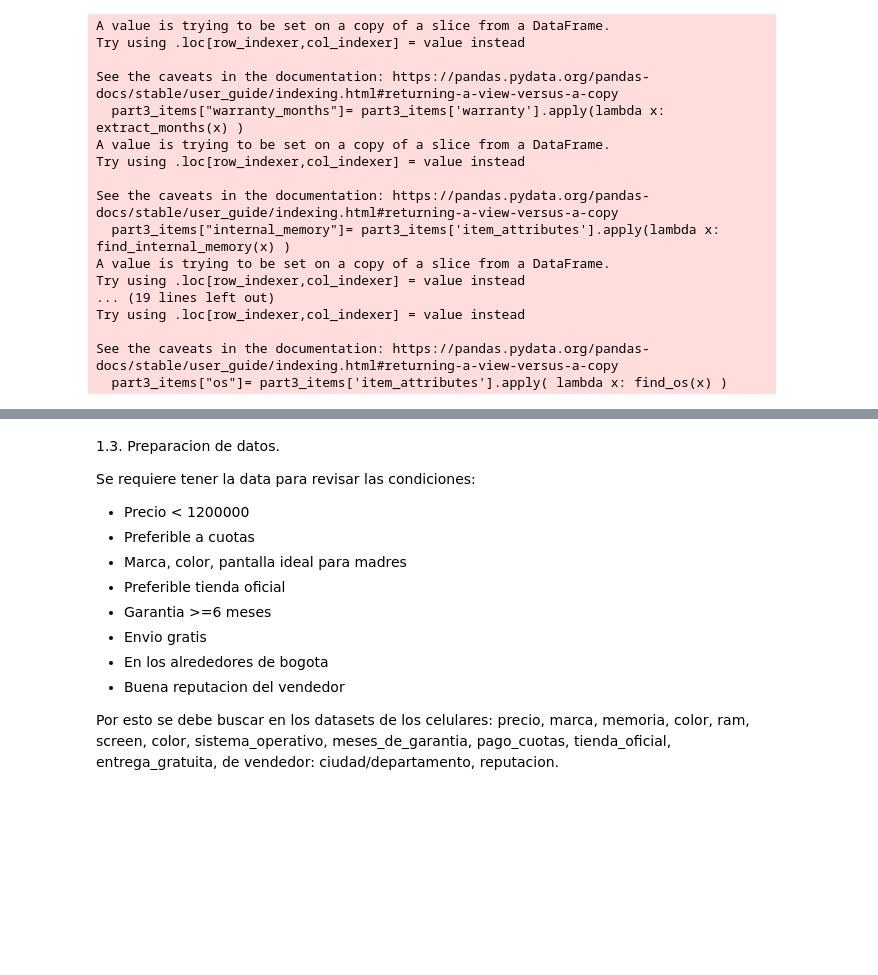
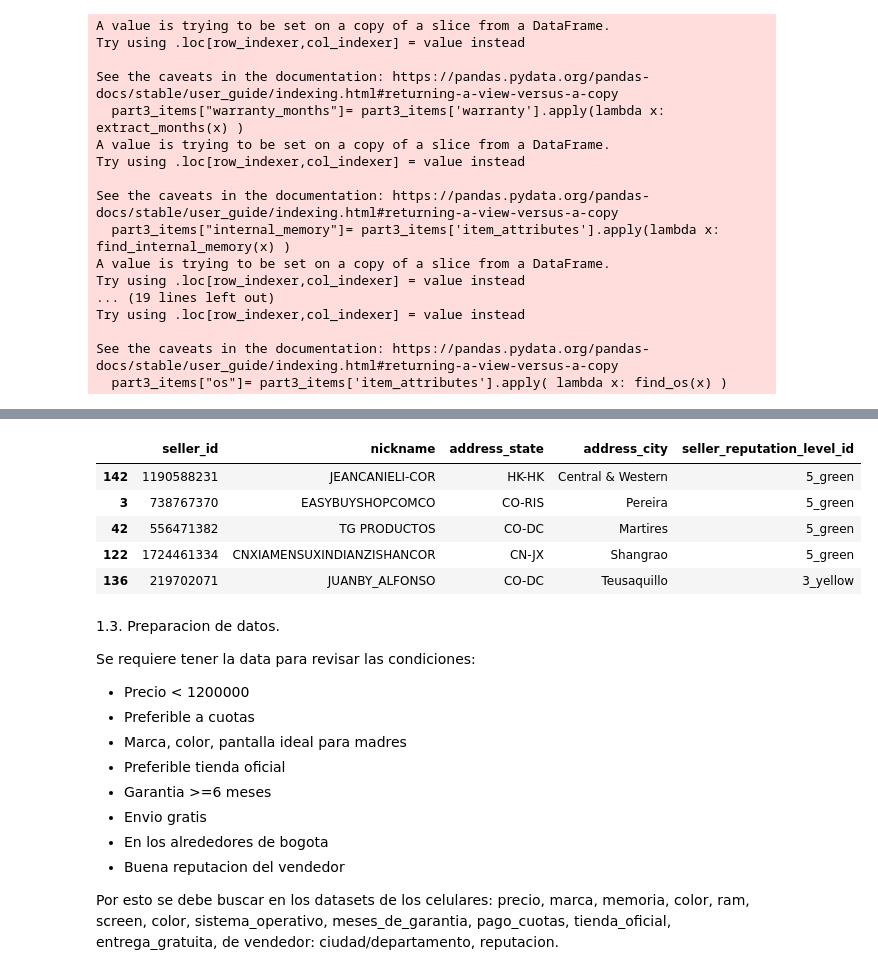
Before and after one commit to amrios80/eda-jobs, a Jupyter notebook: parcial1/parcial1.ipynb, the cells around one changed output, grey strips where cells are left out. Cells and saved outputs as stored; diff of their text form; code cells hidden in the pictures; blank space fills up the shorter version.

```diff
--- a/parcial1/parcial1.ipynb
+++ b/parcial1/parcial1.ipynb
@@ -195,3 +204,21 @@ part3_items.sample(3)
+# %%
+# Se aplica funcion lambda para extraer
+sellers_df["address_state"]= sellers_df['address'].apply(lambda x: x['state'])
+sellers_df["address_city"]= sellers_df['address'].apply(lambda x: x['city'])
+sellers_df["seller_reputation_level_id"]= sellers_df['seller_reputation'].apply(lambda x: x['level_id'])
+
+cols=["id","nickname","address_state","address_city","seller_reputation_level_id"]
+part2_sellers=sellers_df[cols]
+part2_sellers.columns=["seller_id","nickname","address_state","address_city","seller_reputation_level_id"]
+# %%
+part2_sellers.sample(5)
+# %% [output]
+|  | seller_id | nickname | address_state | address_city | seller_reputation_level_id |
+| 142 | 1190588231 | JEANCANIELI-COR | HK-HK | Central & Western | 5_green |
+| 3 | 738767370 | EASYBUYSHOPCOMCO | CO-RIS | Pereira | 5_green |
+| 42 | 556471382 | TG PRODUCTOS | CO-DC | Martires | 5_green |
+| 122 | 1724461334 | CNXIAMENSUXINDIANZISHANCOR | CN-JX | Shangrao | 5_green |
+| 136 | 219702071 | JUANBY_ALFONSO | CO-DC | Teusaquillo | 3_yellow |
 # %% [markdown]
 1.3. Preparacion de datos.
 
```
Also changed, not shown: parts of 3 cells of this notebook.
